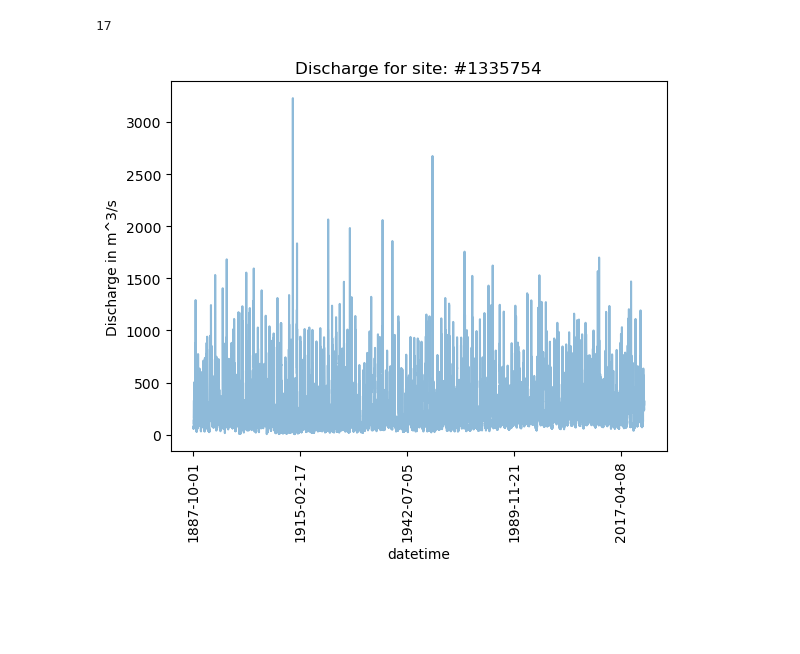
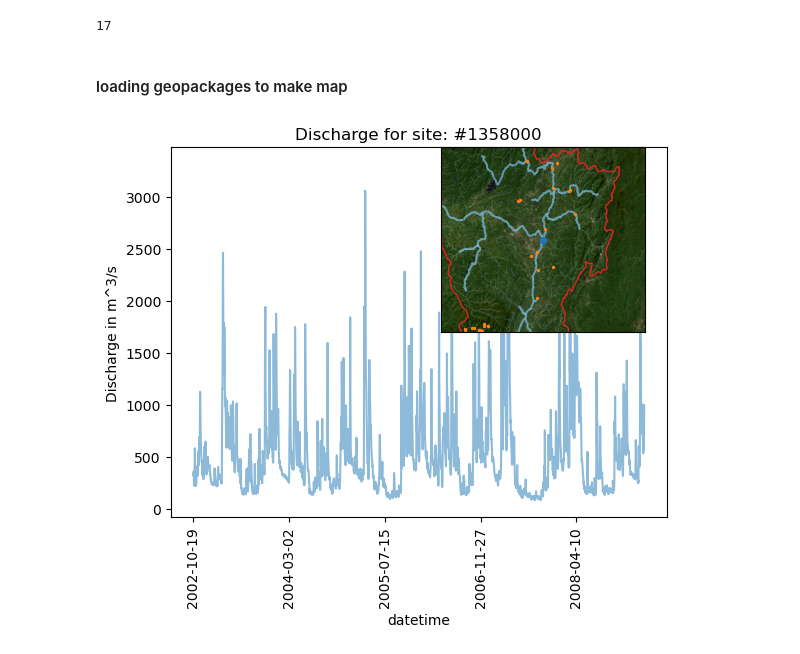
Before and after one commit to Daafip/ENVM1502-Catchment-model, a Jupyter notebook: Python files/Loading discharge data.ipynb, the cells around one changed output. Drawn from its saved outputs; the diff is of its cells as text; code cells hidden in the pictures; blank space fills up the shorter version.

Commit message:
finialising data collection code

```diff
--- a/Python files/Loading discharge data.ipynb
+++ b/Python files/Loading discharge data.ipynb
@@ -201,3 +219,5 @@ wanted_index = list(ids).index(1335755)
 wanted_index
 # %% [output]
 17
+# %% [markdown]
+#### loading geopackages to make map
@@ -204,10 +237,41 @@ wanted_index
+# %%
+def plot_map(ax, station_id):
+    legend_field = []
+
+    # stations
+    gdf_station.plot(ax=ax, markersize=2, color="C1")
+    legend_field.append(mpl.lines.Line2D([],[],color='C1',linewidth=0,marker=".",label='station'))
+
+    outline.plot(ax=ax, edgecolor="C3", facecolor="None")
+    main_rivers.plot(ax=ax, color="lightskyblue",alpha=0.6,zorder=-1,lw=1.5)
+    all_rivers.plot(ax=ax, color="lightskyblue",alpha=0.2,zorder=-2,lw=0.4)
+
+    bounds_stations = (ax.get_xlim()[0], ax.get_ylim()[0], ax.get_xlim()[1], ax.get_ylim()[1])
+
+    # add background
+    with rasterio.open(get_background_map("outline", bounds_stations)) as r:
+        rioshow(r, ax=ax,zorder=-10)
+
+    # remove lat/lon markers
+    ax.set_xticks([])
+    ax.set_yticks([])
+
+    # zoom on one station
+    given_station = gdf_station.loc[[station_id]]
+    given_station.plot(ax=ax, color="C0",markersize=20)
+    x, y = given_station.geometry.x.iloc[0], given_station.geometry.y.iloc[0]
+    n = 1
+    ax.set_xlim(x- n,x + n)
+    ax.set_ylim(y -(2*n/3),y + (2*n/3))
 # %%
-for i in lst_data[wanted_index-1:wanted_index]:
-    fig, ax = plt.subplots(1)
-    i[['Q_m3_s_mean']].plot(ax=ax, alpha=0.5) #lw=0, marker=".",markersize=0.5
-    ax.set_title(f'Discharge for site: #{i["site_no"].iloc[0]}')
-    ax.legend().remove()
-    ax.set_xticklabels(ax.get_xticklabels(),rotation=90)
-    ax.set_ylabel("Discharge in m^3/s");
+i = lst_data[wanted_index]
+fig, ax = plt.subplots(1)
+ax2 = ax.inset_axes([0.5,0.5, 0.5,0.5])
+plot_map(ax2, i["site_no"].iloc[0])
+i[['Q_m3_s_mean']].plot(ax=ax, alpha=0.5) #lw=0, marker=".",markersize=0.5
+ax.set_title(f'Discharge for site: #{i["site_no"].iloc[0]}')
+ax.legend().remove()
+ax.set_xticklabels(ax.get_xticklabels(),rotation=90)
+ax.set_ylabel("Discharge in m^3/s");
 # %% [output]
-[figure, old version]
+[figure, new version]
```
Also changed, not shown: parts of 13 cells of this notebook, 8 other files.
